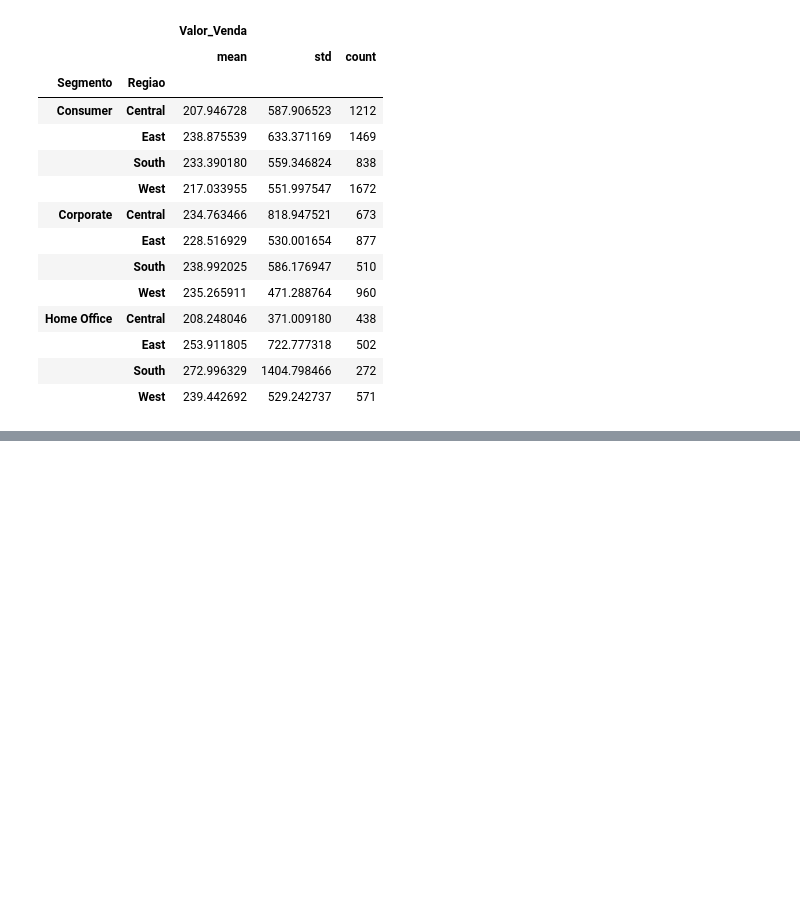
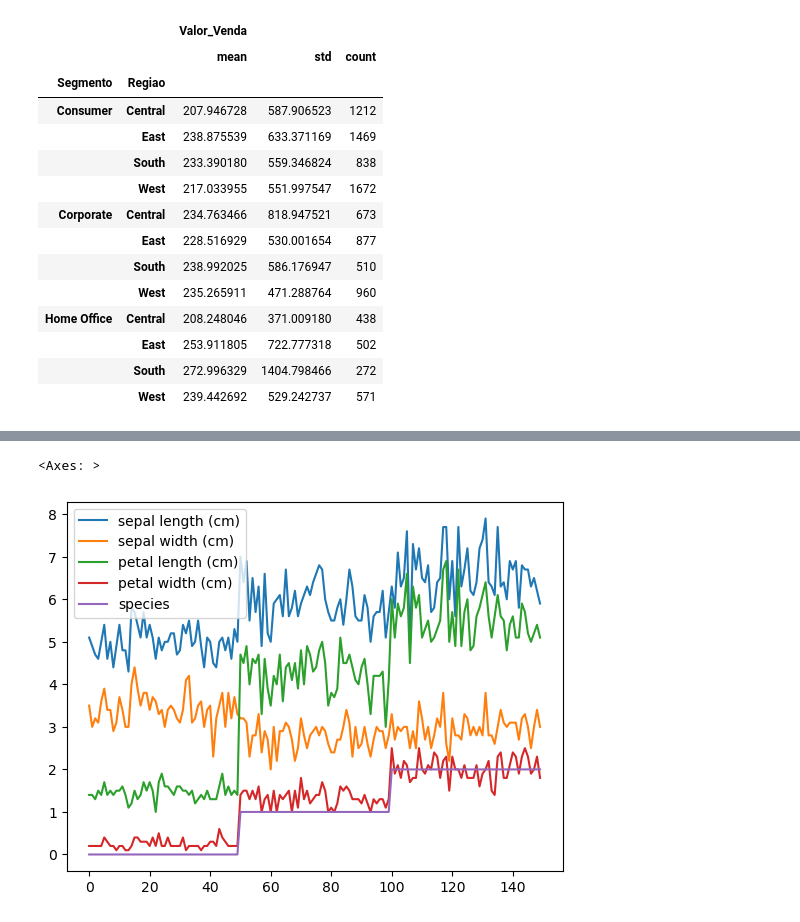
Before and after one commit to Mathcbvc/data_academy, a Jupyter notebook: pandas.ipynb, the cells around one changed output, grey strips where cells are left out. Drawn from its saved outputs; the diff is of its cells as text; code cells hidden in the pictures; blank space fills up the shorter version.

```diff
--- a/pandas.ipynb
+++ b/pandas.ipynb
@@ -282,0 +362,7 @@ dsa_df[['Segmento','Regiao','Valor_Venda']].groupby(['Segmento','Regiao']).agg([
+# %%
+from sklearn.datasets import load_iris
+data = load_iris() #importando um dataframe exemplo para testar - muito usado em machine learning também
+# %%
+df = pd.DataFrame(data['data'], columns= data['feature_names'])
+df['species'] = data['target']
+df.head()
@@ -282,0 +376,5 @@ dsa_df[['Segmento','Regiao','Valor_Venda']].groupby(['Segmento','Regiao']).agg([
+# %%
+df.plot()
+# %% [output]
+<Axes: >
+[figure, added]
```
Also changed, not shown: parts of 17 cells of this notebook.
